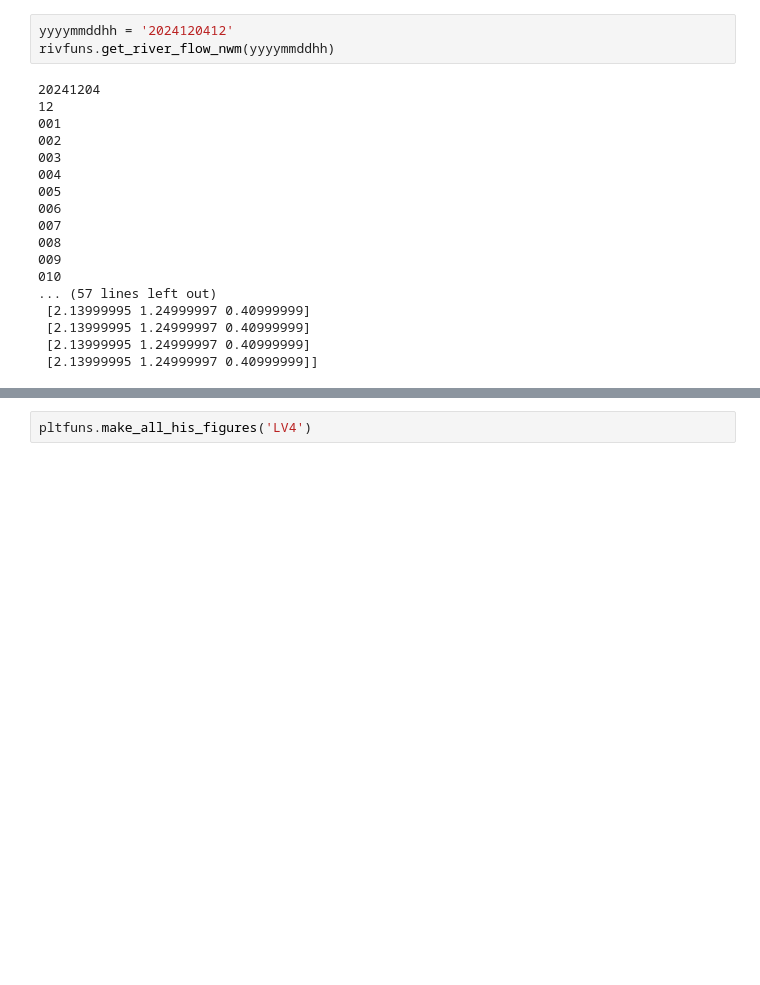
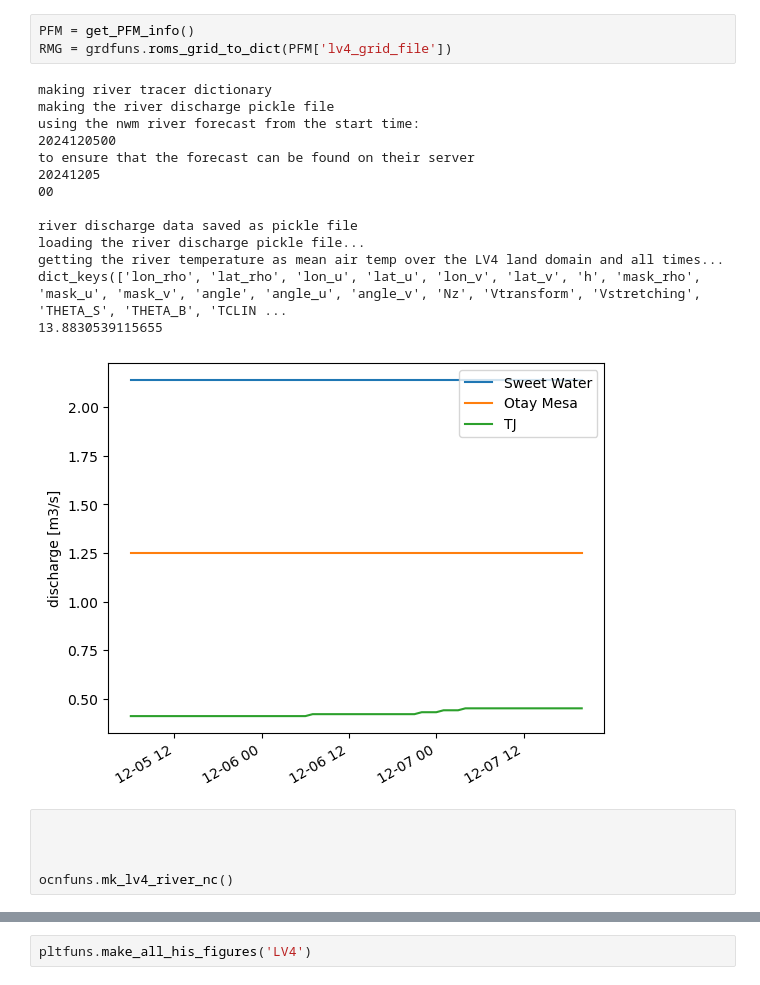
Before and after one commit to mspydell/PFM, a Jupyter notebook: driver/swan_notebook.ipynb, the cells around one changed output, grey strips where cells are left out. Saved outputs shown, nothing was run; the diff lists cells and outputs as text; blank space fills up the shorter version.

Commit message:
river temperature and discharge are now better.

```diff
--- a/driver/swan_notebook.ipynb
+++ b/driver/swan_notebook.ipynb
@@ -27,24 +28,26 @@ import pickle
 import os
 import pprint
 import subprocess
-# %%
-yyyymmddhh = '2024120412'
-rivfuns.get_river_flow_nwm(yyyymmddhh)
-# %% [output]
-20241204
-12
-001
-002
-003
-004
-005
-006
-007
-008
-009
-010
-... (57 lines left out)
- [2.13999995 1.24999997 0.40999999]
- [2.13999995 1.24999997 0.40999999]
- [2.13999995 1.24999997 0.40999999]
- [2.13999995 1.24999997 0.40999999]]
+# %%
+PFM = get_PFM_info()
+RMG = grdfuns.roms_grid_to_dict(PFM['lv4_grid_file'])
+# %% [output]
+making river tracer dictionary
+making the river discharge pickle file
+using the nwm river forecast from the start time:
+2024120500
+to ensure that the forecast can be found on their server
+20241205
+00
+
+river discharge data saved as pickle file
+loading the river discharge pickle file...
+getting the river temperature as mean air temp over the LV4 land domain and all times...
+dict_keys(['lon_rho', 'lat_rho', 'lon_u', 'lat_u', 'lon_v', 'lat_v', 'h', 'mask_rho', 'mask_u', 'mask_v', 'angle', 'angle_u', 'angle_v', 'Nz', 'Vtransform', 'Vstretching', 'THETA_S', 'THETA_B', 'TCLIN ...
+13.8830539115655
+[figure, added]
+# %%
+
+
+
+ocnfuns.mk_lv4_river_nc()
```
Also changed, not shown: parts of 2 cells of this notebook, 4 other files.
